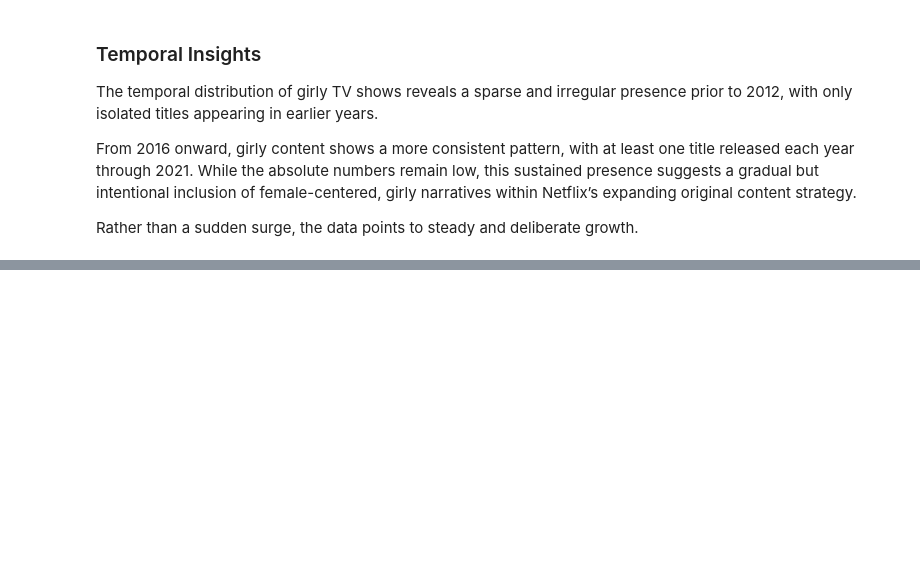
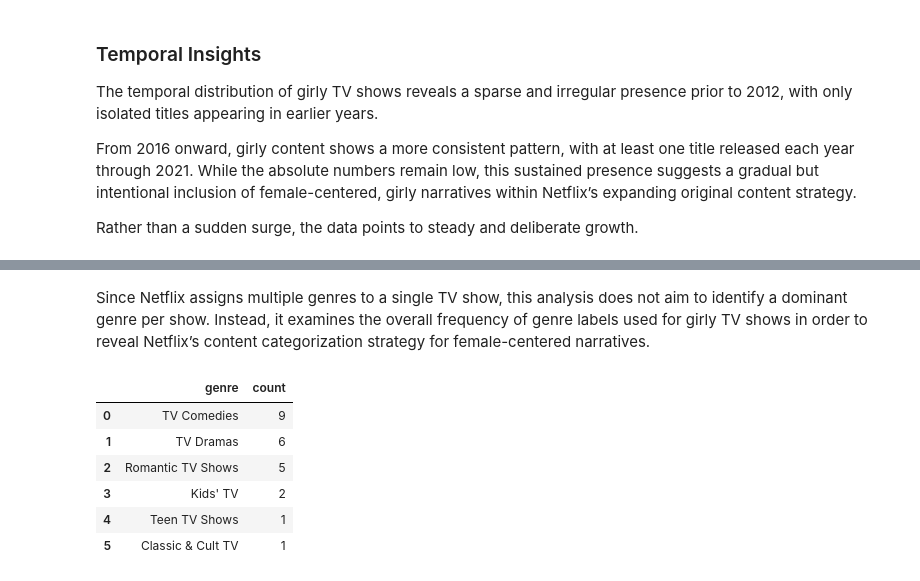
Before and after one commit to nesli10/netflix-girly-shows-analysis, a Jupyter notebook: notebooks/01_data_overview.ipynb, the cells around one changed output, grey strips where cells are left out. Drawn from its saved outputs; the diff is of its cells as text; code cells hidden in the pictures; blank space fills up the shorter version.

```diff
--- a/notebooks/01_data_overview.ipynb
+++ b/notebooks/01_data_overview.ipynb
@@ -473,0 +480,30 @@ Rather than a sudden surge, the data points to steady and deliberate growth.
+# %% [markdown]
+Since Netflix assigns multiple genres to a single TV show, this analysis
+does not aim to identify a dominant genre per show. Instead, it examines
+the overall frequency of genre labels used for girly TV shows in order
+to reveal Netflix’s content categorization strategy for female-centered
+narratives.
+# %%
+# Filter girly TV shows
+girly_shows = girly_female_led[girly_female_led["is_girly_final"] == True]
+
+# Split multiple genres into individual rows
+genre_series = (
+    girly_shows["listed_in"]
+    .str.split(", ")
+    .explode()
+)
+
+# Count genre frequencies
+genre_counts = genre_series.value_counts().reset_index()
+genre_counts.columns = ["genre", "count"]
+
+genre_counts
+# %% [output]
+|  | genre | count |
+| 0 | TV Comedies | 9 |
+| 1 | TV Dramas | 6 |
+| 2 | Romantic TV Shows | 5 |
+| 3 | Kids' TV | 2 |
+| 4 | Teen TV Shows | 1 |
+| 5 | Classic & Cult TV | 1 |
```
Also changed, not shown: parts of 3 cells of this notebook.
